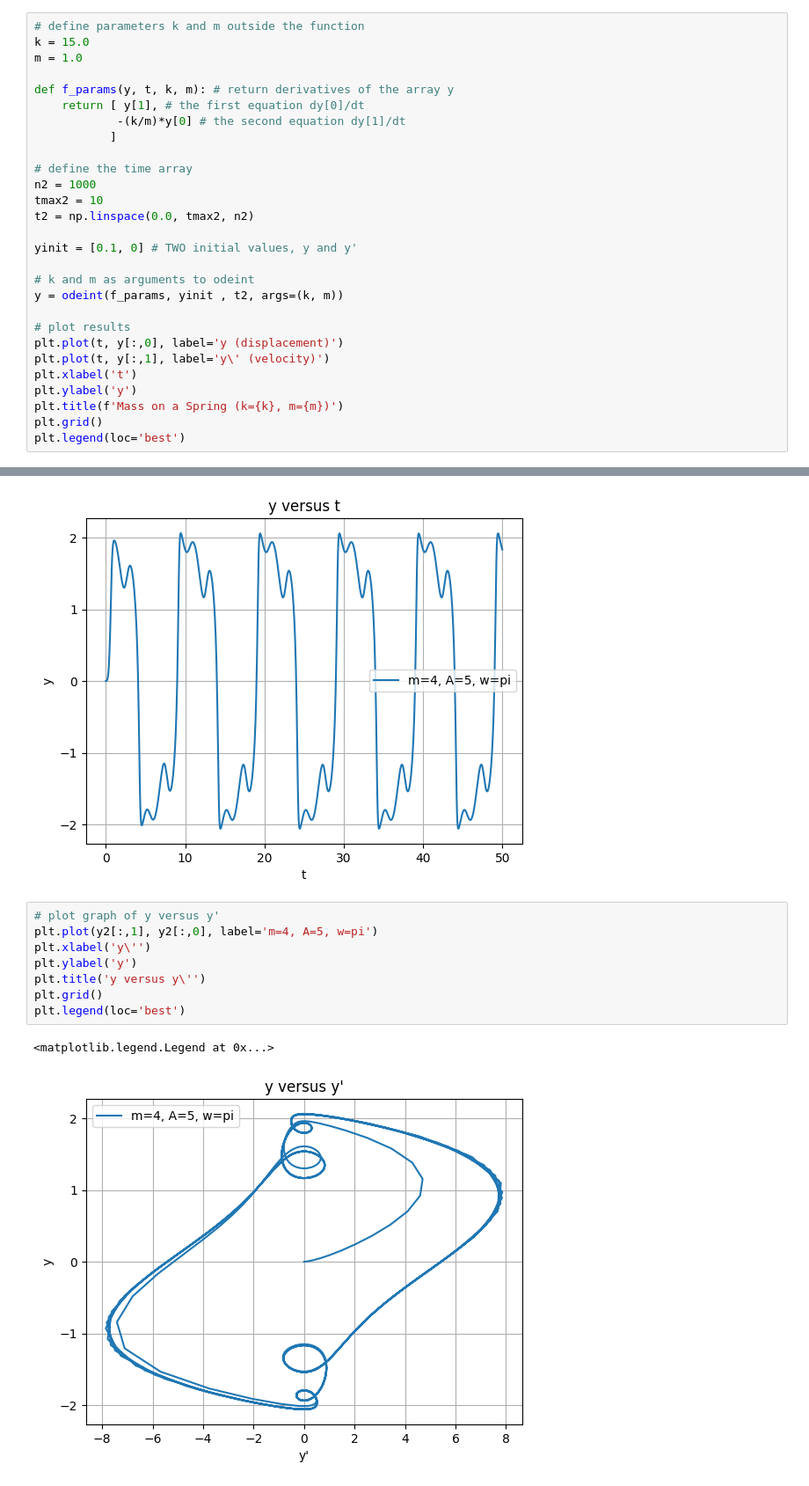
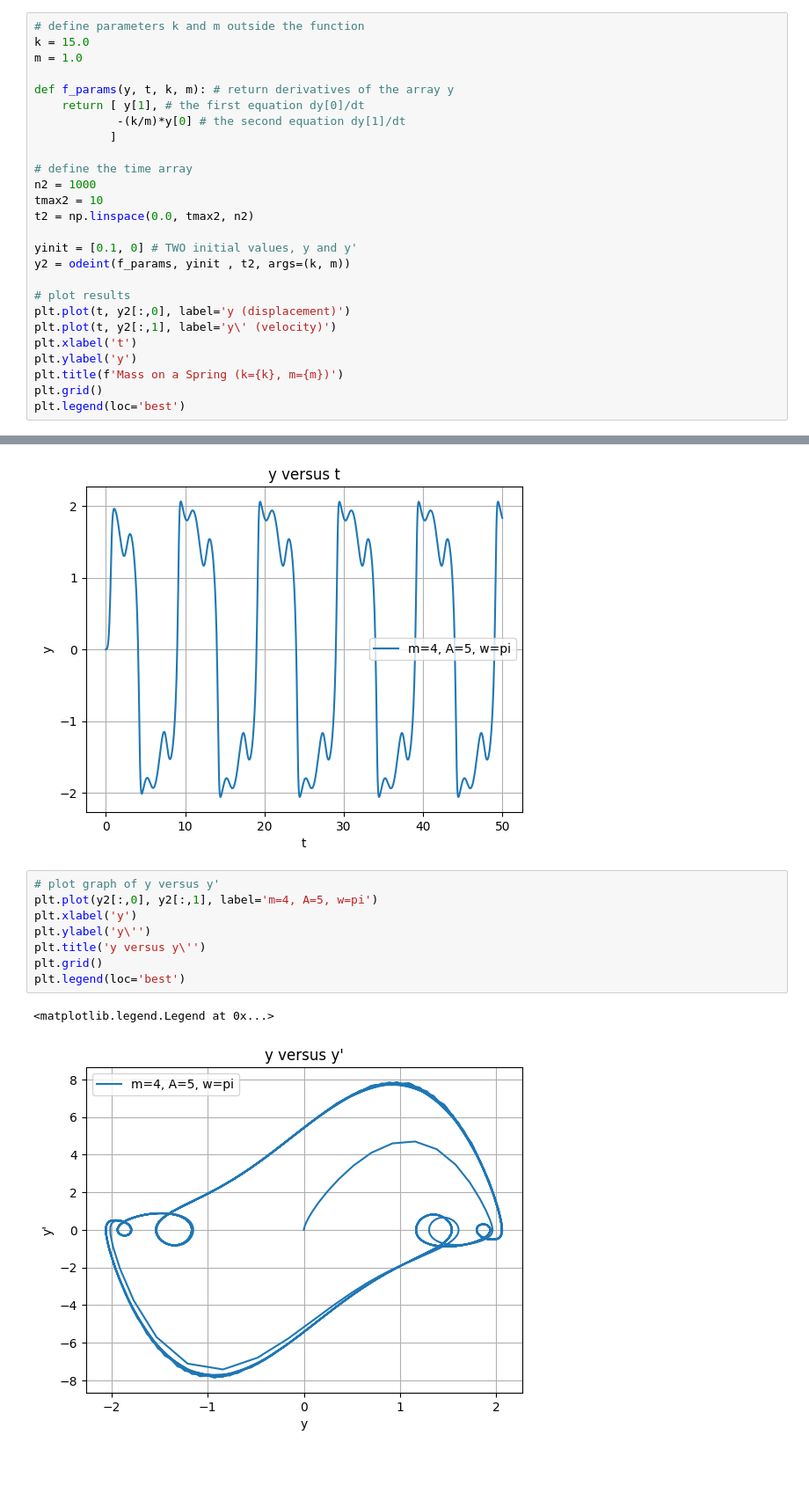
Before and after one commit to PX2145-2025/week-8-b-Morgan-Howard-Reuben, a Jupyter notebook: ODEs.ipynb, the cells around one changed output, grey strips where cells are left out. Shown at 88% size. Cells and saved outputs as stored; diff of their text form.

```diff
--- a/ODEs.ipynb
+++ b/ODEs.ipynb
@@ -233,13 +233,11 @@ tmax2 = 10
 t2 = np.linspace(0.0, tmax2, n2)
 
 yinit = [0.1, 0] # TWO initial values, y and y'
-
-# k and m as arguments to odeint
-y = odeint(f_params, yinit , t2, args=(k, m))
+y2 = odeint(f_params, yinit , t2, args=(k, m))
 
 # plot results
-plt.plot(t, y[:,0], label='y (displacement)')
-plt.plot(t, y[:,1], label='y\' (velocity)')
+plt.plot(t, y2[:,0], label='y (displacement)')
+plt.plot(t, y2[:,1], label='y\' (velocity)')
 plt.xlabel('t')
 plt.ylabel('y')
 plt.title(f'Mass on a Spring (k={k}, m={m})')
@@ -354,12 +466,12 @@ plt.legend(loc='best')
 [figure]
 # %%
 # plot graph of y versus y'
-plt.plot(y2[:,1], y2[:,0], label='m=4, A=5, w=pi')
-plt.xlabel('y\'')
-plt.ylabel('y')
+plt.plot(y2[:,0], y2[:,1], label='m=4, A=5, w=pi')
+plt.xlabel('y')
+plt.ylabel('y\'')
 plt.title('y versus y\'')
 plt.grid()
 plt.legend(loc='best')
 # %% [output]
 <matplotlib.legend.Legend at 0x...>
-[figure, old version]
+[figure, new version]
```
Also changed, not shown: parts of 6 cells of this notebook.
